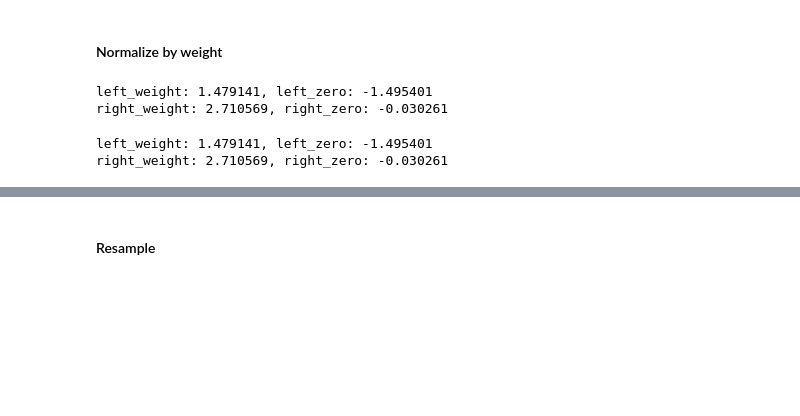
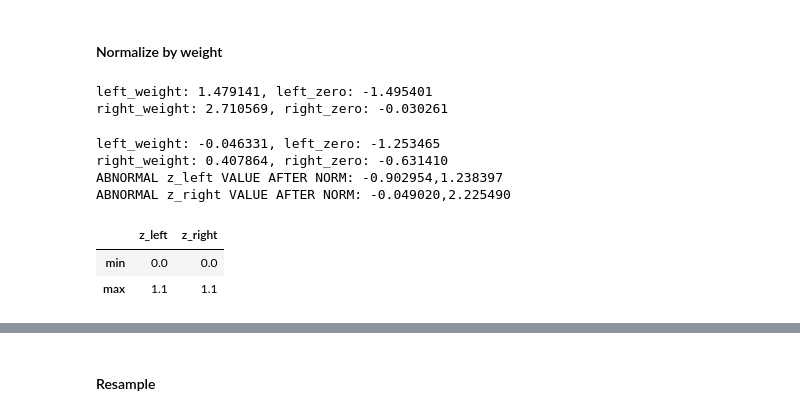
Before and after one commit to creamlab/treadmill, a Jupyter notebook: analysis/analysis.ipynb, the cells around one changed output, grey strips where cells are left out. Saved outputs shown, nothing was run; the diff lists cells and outputs as text; code cells hidden in the pictures; blank space fills up the shorter version.

Commit message:
fix weight problem for participant 19

```diff
--- a/analysis/analysis.ipynb
+++ b/analysis/analysis.ipynb
@@ -94,28 +94,41 @@ print('right_weight: %f, right_zero: %f'%(right_weight,right_zero))
 left_weight: 1.479141, left_zero: -1.495401
 right_weight: 2.710569, right_zero: -0.030261
 # %%
-def normalize_by_weight(df,left_weight,left_zero,right_weight,right_zero):
+def normalize_by_weight(df,left_weight,left_zero,right_weight,right_zero, error_threshold = [-0.5, 1.6], default_scale = 1.1):
+
 
     norm_df = df.copy()
 
     norm_df['z_left'] = (norm_df.z_left - left_zero)/(left_weight-left_zero)
     norm_df['z_right'] = (norm_df.z_right - right_zero)/(right_weight-right_zero)
 
+    # rescale if values are abnormally high or low (e.g. because weight measure had problems)
+    for feature in ['z_left','z_right']:
+        if ((norm_df[feature].max()>error_threshold[1])|(norm_df[feature].min()<error_threshold[0])):
+            print('ABNORMAL %s VALUE AFTER NORM: %f,%f'%(feature,norm_df[feature].min(),norm_df[feature].max()))
+            norm_df[feature] = default_scale * (norm_df[feature] - norm_df[feature].min())/(norm_df[feature].max()- norm_df[feature].min())
+
     return norm_df
 
-treadmill_data='treadmill_participant_1_order_1_21_06_15_10_04_data.csv'
+treadmill_data='treadmill_participant_19_order_1_21_06_23_10_05_data.csv'
 cols = ['time','x_left','y_left','z_left','x_right','y_right','z_right']
 treadmill_data = pd.read_csv('data/'+treadmill_data)
 treadmill_data[cols] = treadmill_data[cols].apply(pd.to_numeric)
 
-weight_data='treadmill_participant_1_21_06_15_10_04_weight.csv'
+weight_data='treadmill_participant_19_21_06_23_10_05_weight.csv'
 weight_data = pd.read_csv('data/'+weight_data)
 weight_data[cols] = weight_data[cols].apply(pd.to_numeric)
 left_weight,left_zero,right_weight,right_zero = extract_weight(weight_data)
 print('left_weight: %f, left_zero: %f'%(left_weight,left_zero))
 print('right_weight: %f, right_zero: %f'%(right_weight,right_zero))
 
 norm_df = normalize_by_weight(treadmill_data,left_weight,left_zero,right_weight,right_zero)
+norm_df.agg({'z_left':['min','max'],'z_right':['min','max']})
 # %% [output]
-left_weight: 1.479141, left_zero: -1.495401
-right_weight: 2.710569, right_zero: -0.030261
+left_weight: -0.046331, left_zero: -1.253465
+right_weight: 0.407864, right_zero: -0.631410
+ABNORMAL z_left VALUE AFTER NORM: -0.902954,1.238397
+ABNORMAL z_right VALUE AFTER NORM: -0.049020,2.225490
+|  | z_left | z_right |
+| min | 0.0 | 0.0 |
+| max | 1.1 | 1.1 |
```
Also changed, not shown: parts of 29 cells of this notebook.
